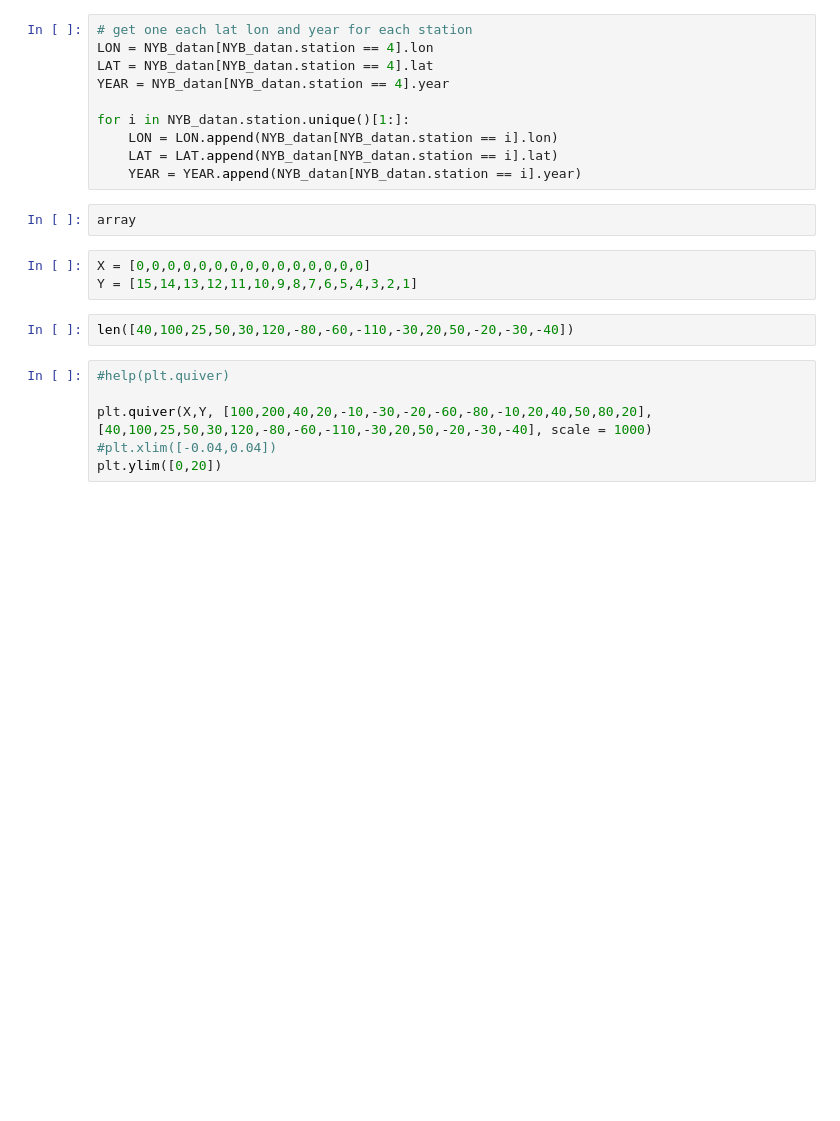
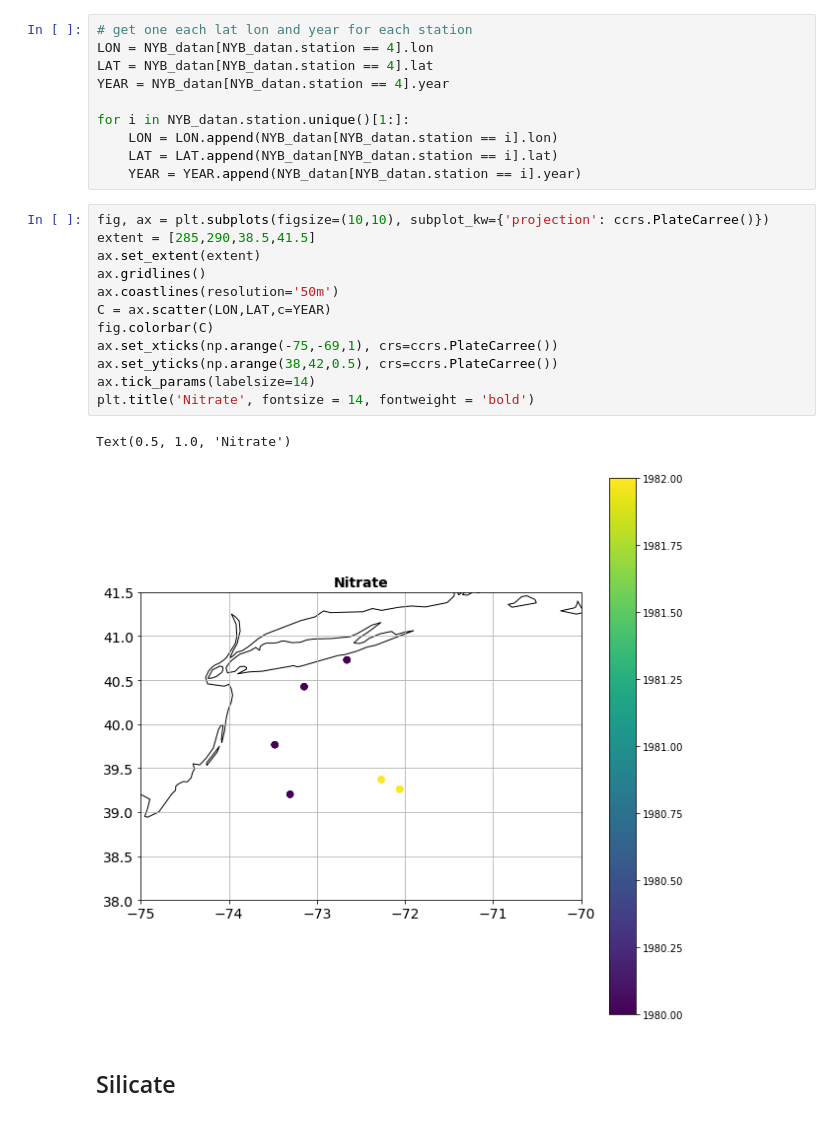
Before and after one commit to lagruenburg/SpringBloom_Stratification, a Jupyter notebook: Nutrients/NPS.ipynb, the cells around one changed output. Saved outputs shown, nothing was run; the diff lists cells and outputs as text; blank space fills up the shorter version.

Commit message:
added Silicate

```diff
--- a/Nutrients/NPS.ipynb
+++ b/Nutrients/NPS.ipynb
@@ -219,16 +221,20 @@ for i in NYB_datan.station.unique()[1:]:
     LON = LON.append(NYB_datan[NYB_datan.station == i].lon)
     LAT = LAT.append(NYB_datan[NYB_datan.station == i].lat)
     YEAR = YEAR.append(NYB_datan[NYB_datan.station == i].year)
-# %%
-array
-# %%
-X = [0,0,0,0,0,0,0,0,0,0,0,0,0,0,0]
-Y = [15,14,13,12,11,10,9,8,7,6,5,4,3,2,1]
-# %%
-len([40,100,25,50,30,120,-80,-60,-110,-30,20,50,-20,-30,-40])
-# %%
-#help(plt.quiver)
-
-plt.quiver(X,Y, [100,200,40,20,-10,-30,-20,-60,-80,-10,20,40,50,80,20], [40,100,25,50,30,120,-80,-60,-110,-30,20,50,-20,-30,-40], scale = 1000)
-#plt.xlim([-0.04,0.04])
-plt.ylim([0,20])
+# %%
+fig, ax = plt.subplots(figsize=(10,10), subplot_kw={'projection': ccrs.PlateCarree()})
+extent = [285,290,38.5,41.5]
+ax.set_extent(extent)
+ax.gridlines()
+ax.coastlines(resolution='50m')
+C = ax.scatter(LON,LAT,c=YEAR)
+fig.colorbar(C)
+ax.set_xticks(np.arange(-75,-69,1), crs=ccrs.PlateCarree())
+ax.set_yticks(np.arange(38,42,0.5), crs=ccrs.PlateCarree())
+ax.tick_params(labelsize=14)
+plt.title('Nitrate', fontsize = 14, fontweight = 'bold')
+# %% [output]
+Text(0.5, 1.0, 'Nitrate')
+[figure, added]
+# %% [markdown]
+## Silicate
```
Also changed, not shown: parts of 9 cells of this notebook.
